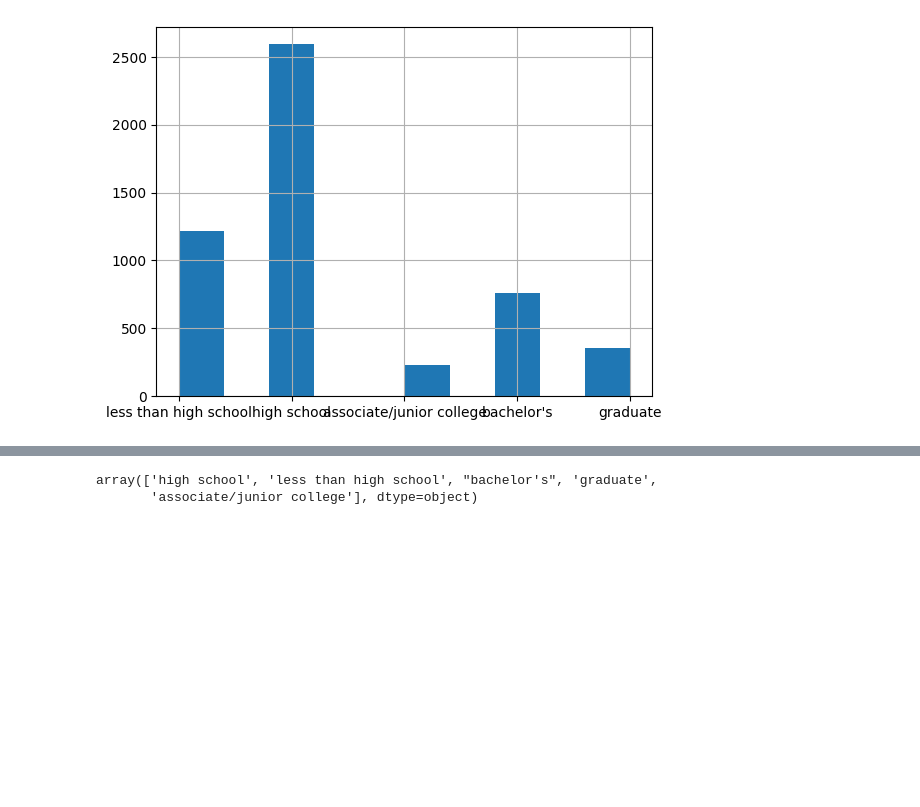
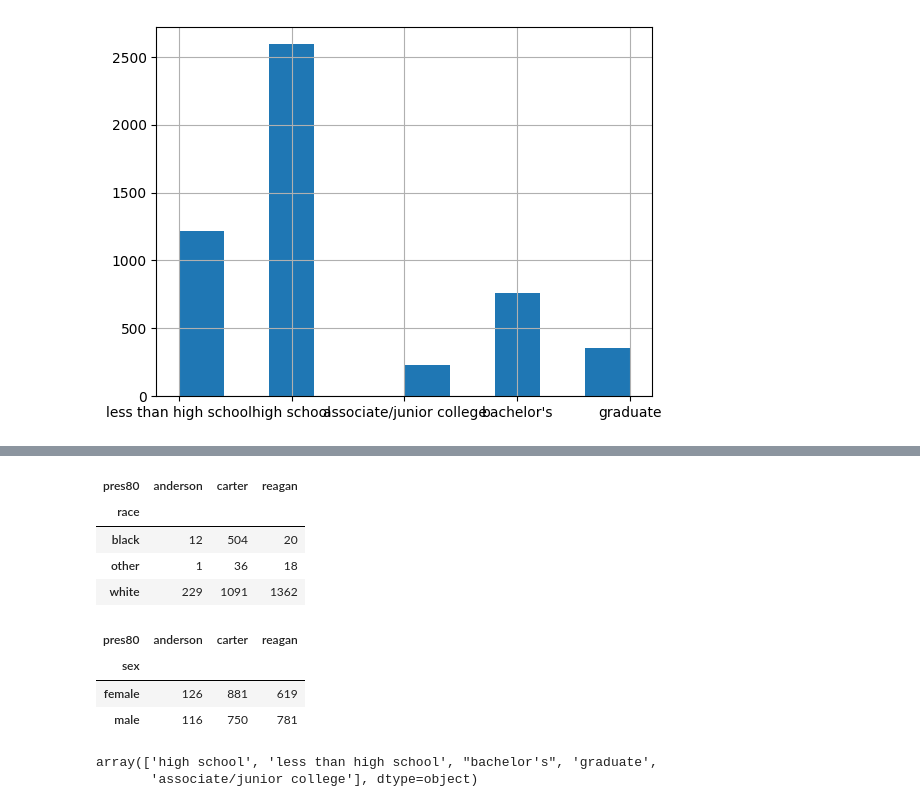
Before and after one commit to DS3001/group9, a Jupyter notebook: midterm_project.ipynb, the cells around one changed output, grey strips where cells are left out. Cells and saved outputs as stored; diff of their text form; code cells hidden in the pictures; blank space fills up the shorter version.

```diff
--- a/midterm_project.ipynb
+++ b/midterm_project.ipynb
@@ -197,0 +221,16 @@ Name: age, Length: 70, dtype: int64
+# %%
+pd.crosstab(gss_dat['race'], gss_dat['pres80'])
+# %% [output]
+| pres80 | anderson | carter | reagan |
+| race |  |  |  |
+| black | 12 | 504 | 20 |
+| other | 1 | 36 | 18 |
+| white | 229 | 1091 | 1362 |
+# %%
+# numbers are close, no distinct splits
+pd.crosstab(gss_dat['sex'], gss_dat['pres80'])
+# %% [output]
+| pres80 | anderson | carter | reagan |
+| sex |  |  |  |
+| female | 126 | 881 | 619 |
+| male | 116 | 750 | 781 |
```
Also changed, not shown: parts of 9 cells of this notebook.
